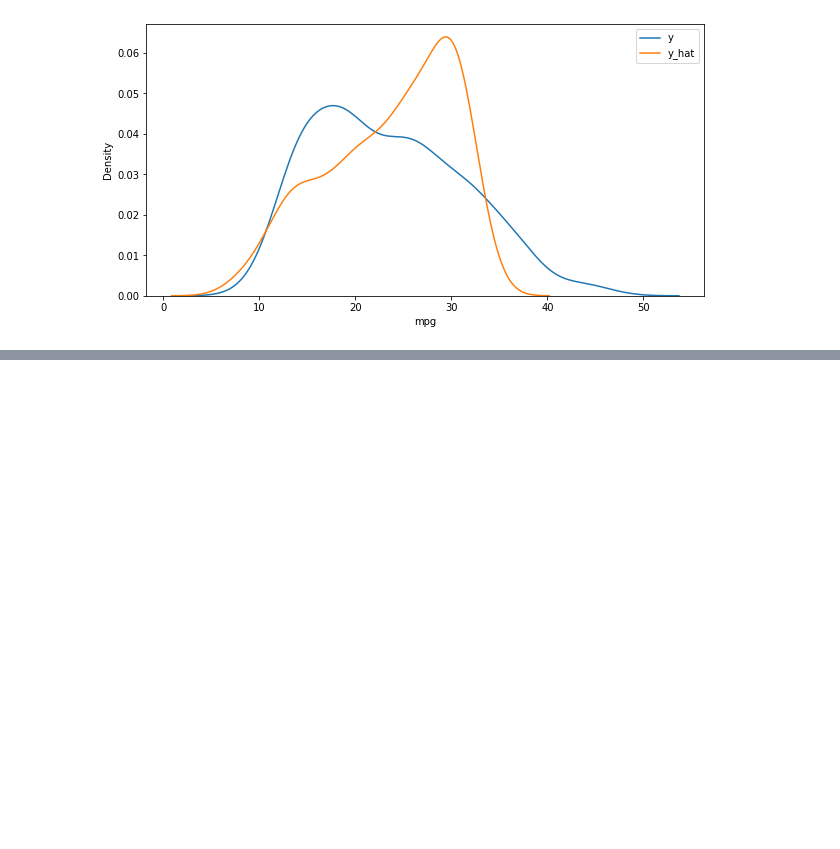
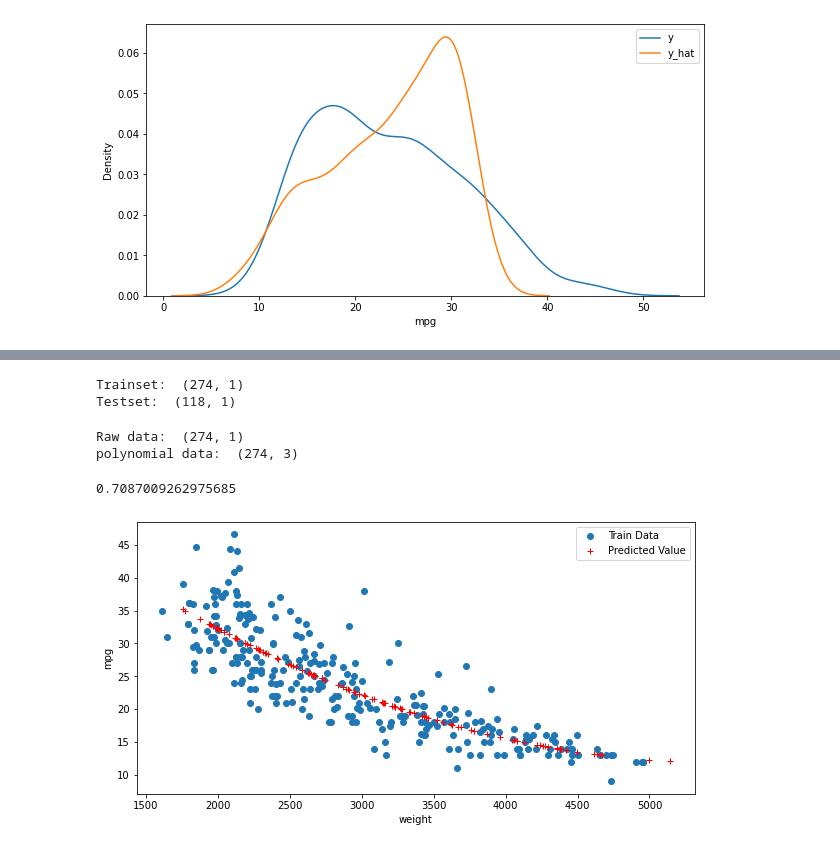
Before and after one commit to harryyang1982/pandas_data_analysis, a Jupyter notebook: part7.ipynb, the cells around one changed output, grey strips where cells are left out. Saved outputs shown, nothing was run; the diff lists cells and outputs as text; code cells hidden in the pictures; blank space fills up the shorter version.

Commit message:
polynomial regression

```diff
--- a/part7.ipynb
+++ b/part7.ipynb
@@ -214,0 +230,49 @@ plt.show()
+# %%
+ndf = df[['mpg', 'cylinders', 'horsepower', 'weight']]
+
+X=ndf[['weight']]
+y=ndf['mpg']
+
+from sklearn.model_selection import train_test_split
+X_train, X_test, y_train, y_test = train_test_split(X, y, test_size=0.3, random_state=10)
+
+print("Trainset: ", X_train.shape)
+print("Testset: ", X_test.shape)
+# %% [output]
+Trainset:  (274, 1)
+Testset:  (118, 1)
+# %%
+from sklearn.linear_model import LinearRegression
+from sklearn.preprocessing import PolynomialFeatures
+
+poly = PolynomialFeatures(degree=2) #2차항 적용
+X_train_poly=poly.fit_transform(X_train)
+
+print("Raw data: ", X_train.shape)
+print("polynomial data: ", X_train_poly.shape)
+# %% [output]
+Raw data:  (274, 1)
+polynomial data:  (274, 3)
+# %%
+pr = LinearRegression()
+pr.fit(X_train_poly, y_train)
+
+X_test_poly = poly.fit_transform(X_test)
+r_square = pr.score(X_test_poly, y_test)
+r_square
+# %% [output]
+0.7087009262975685
+# %%
+y_hat_test = pr.predict(X_test_poly)
+
+fig = plt.figure(figsize=(10, 5))
+ax = fig.add_subplot(1, 1, 1)
+ax.plot(X_train, y_train, 'o', label='Train Data')
+ax.plot(X_test, y_hat_test, 'r+', label='Predicted Value')
+ax.legend(loc='best')
+plt.xlabel('weight')
+plt.ylabel('mpg')
+plt.show()
+plt.close()
+# %% [output]
+[figure, added]
```
Also changed, not shown: parts of 5 cells of this notebook.
